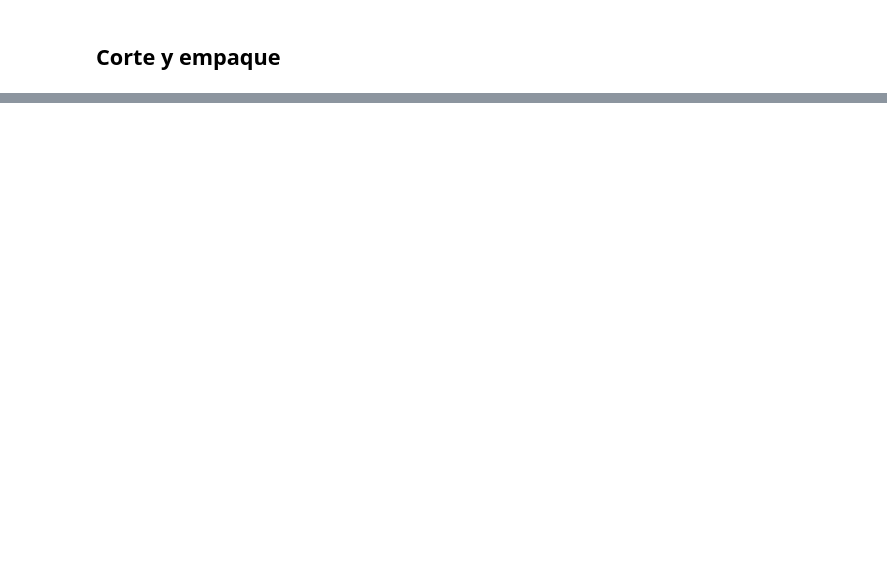
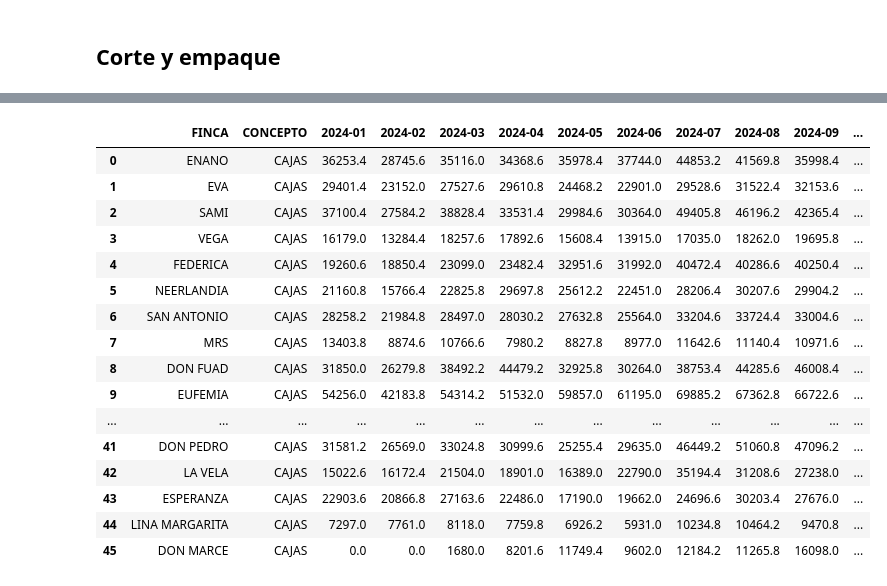
Before and after one commit to ngarrido24/mano_de_obra_agrovid, a Jupyter notebook: mano_de_obra.ipynb, the cells around one changed output, grey strips where cells are left out. Drawn from its saved outputs; the diff is of its cells as text; code cells hidden in the pictures; blank space fills up the shorter version.

```diff
--- a/mano_de_obra.ipynb
+++ b/mano_de_obra.ipynb
@@ -54,0 +100,3 @@ corte.head()
+# %%
+volum_distribution = pd.read_csv('distribucion_volumen.csv', sep = ';')
+volum_distribution.head()
@@ -60,0 +112,3 @@ ValueError: You are trying to merge on object and int64 columns for key 'FINCA'.
+# %%
+volum_distribution_transformed = final_result(volum_distribution, 2024, 1)
+box_volum_transformed = final_result(box_volum, 2024, 3)
@@ -60,0 +120,8 @@ ValueError: You are trying to merge on object and int64 columns for key 'FINCA'.
+# %%
+volum_distribution_matrix = volum_distribution_transformed.iloc[:, 1:]
+box_id_100001 = box_volum_transformed[box_volum_transformed['CONCEPTO'] == 'CAJAS'].iloc[:, 3:]
+box_farm = box_volum_transformed[box_volum_transformed['CONCEPTO'] == 'CAJAS']
+new_columns = ['2024-01', '2024-02', '2024-03', '2024-04', '2024-05', '2024-06', '2024-07', '2024-08',
+       '2024-09', '2024-10', '2024-11', '2024-12']
+# %%
+labor_cic = calculate_volume_distribution(box_id_100001, volum_distribution_matrix, box_farm, new_columns)
@@ -60,0 +145,20 @@ ValueError: You are trying to merge on object and int64 columns for key 'FINCA'.
+# %%
+labor_cic
+# %% [output]
+|  | FINCA | CONCEPTO | 2024-01 | 2024-02 | 2024-03 | 2024-04 | 2024-05 | 2024-06 | 2024-07 | 2024-08 | 2024-09 | ... |
+| 0 | ENANO | CAJAS | 36253.4 | 28745.6 | 35116.0 | 34368.6 | 35978.4 | 37744.0 | 44853.2 | 41569.8 | 35998.4 | ... |
+| 1 | EVA | CAJAS | 29401.4 | 23152.0 | 27527.6 | 29610.8 | 24468.2 | 22901.0 | 29528.6 | 31522.4 | 32153.6 | ... |
+| 2 | SAMI | CAJAS | 37100.4 | 27584.2 | 38828.4 | 33531.4 | 29984.6 | 30364.0 | 49405.8 | 46196.2 | 42365.4 | ... |
+| 3 | VEGA | CAJAS | 16179.0 | 13284.4 | 18257.6 | 17892.6 | 15608.4 | 13915.0 | 17035.0 | 18262.0 | 19695.8 | ... |
+| 4 | FEDERICA | CAJAS | 19260.6 | 18850.4 | 23099.0 | 23482.4 | 32951.6 | 31992.0 | 40472.4 | 40286.6 | 40250.4 | ... |
+| 5 | NEERLANDIA | CAJAS | 21160.8 | 15766.4 | 22825.8 | 29697.8 | 25612.2 | 22451.0 | 28206.4 | 30207.6 | 29904.2 | ... |
+| 6 | SAN ANTONIO | CAJAS | 28258.2 | 21984.8 | 28497.0 | 28030.2 | 27632.8 | 25564.0 | 33204.6 | 33724.4 | 33004.6 | ... |
+| 7 | MRS | CAJAS | 13403.8 | 8874.6 | 10766.6 | 7980.2 | 8827.8 | 8977.0 | 11642.6 | 11140.4 | 10971.6 | ... |
+| 8 | DON FUAD | CAJAS | 31850.0 | 26279.8 | 38492.2 | 44479.2 | 32925.8 | 30264.0 | 38753.4 | 44285.6 | 46008.4 | ... |
+| 9 | EUFEMIA | CAJAS | 54256.0 | 42183.8 | 54314.2 | 51532.0 | 59857.0 | 61195.0 | 69885.2 | 67362.8 | 66722.6 | ... |
+| ... | ... | ... | ... | ... | ... | ... | ... | ... | ... | ... | ... | ... |
+| 41 | DON PEDRO | CAJAS | 31581.2 | 26569.0 | 33024.8 | 30999.6 | 25255.4 | 29635.0 | 46449.2 | 51060.8 | 47096.2 | ... |
+| 42 | LA VELA | CAJAS | 15022.6 | 16172.4 | 21504.0 | 18901.0 | 16389.0 | 22790.0 | 35194.4 | 31208.6 | 27238.0 | ... |
+| 43 | ESPERANZA | CAJAS | 22903.6 | 20866.8 | 27163.6 | 22486.0 | 17190.0 | 19662.0 | 24696.6 | 30203.4 | 27676.0 | ... |
+| 44 | LINA MARGARITA | CAJAS | 7297.0 | 7761.0 | 8118.0 | 7759.8 | 6926.2 | 5931.0 | 10234.8 | 10464.2 | 9470.8 | ... |
+| 45 | DON MARCE | CAJAS | 0.0 | 0.0 | 1680.0 | 8201.6 | 11749.4 | 9602.0 | 12184.2 | 11265.8 | 16098.0 | ... |
```
Also changed, not shown: parts of 11 cells of this notebook, 5 other files.
